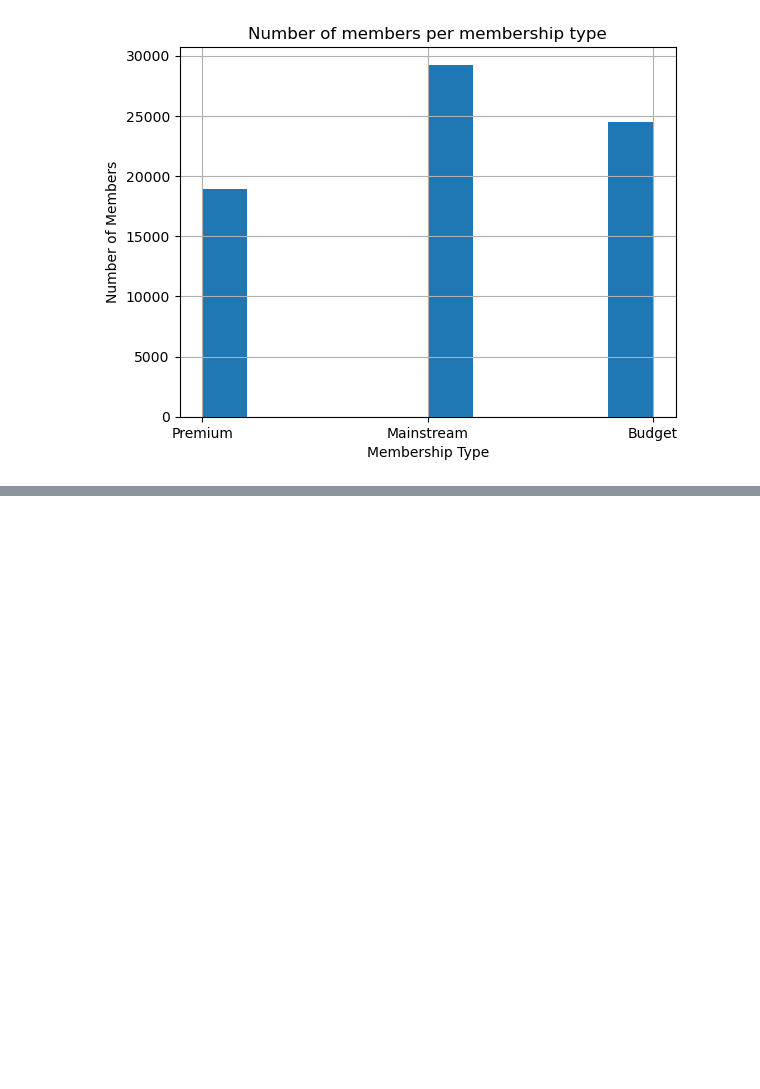
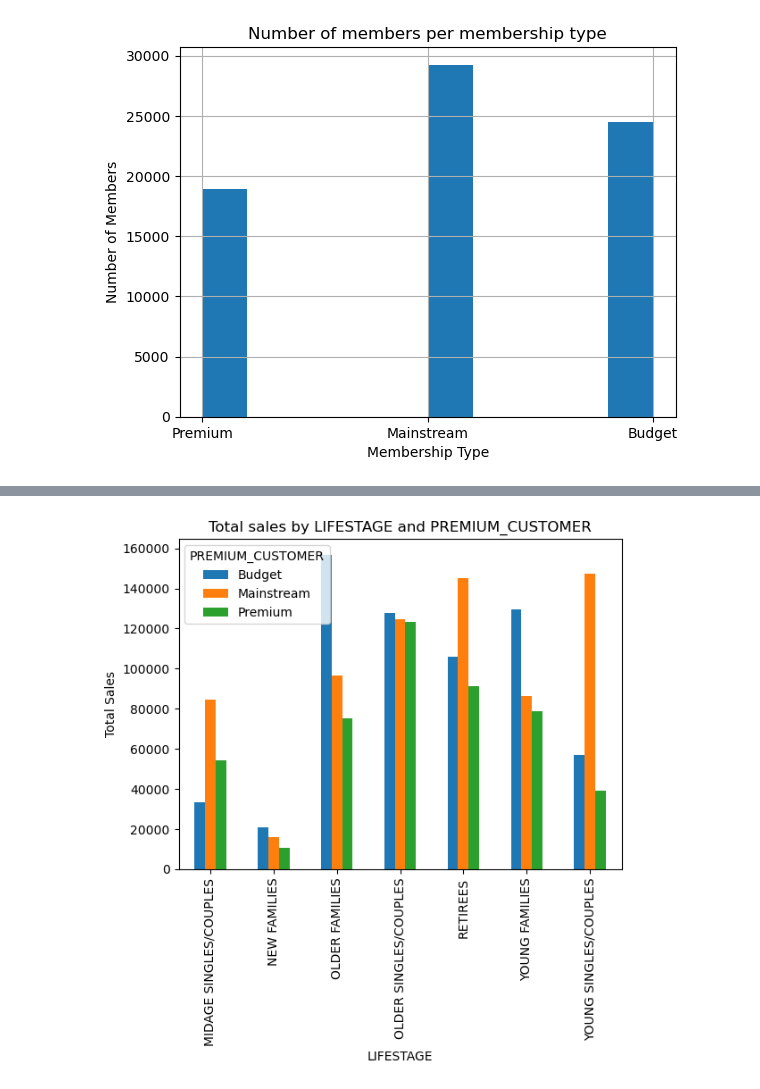
Before and after one commit to jacques-serfontein/QuantiumVEP, a Jupyter notebook: Task1/Task1.ipynb, the cells around one changed output, grey strips where cells are left out. Saved outputs shown, nothing was run; the diff lists cells and outputs as text; code cells hidden in the pictures; blank space fills up the shorter version.

Commit message:
FEAT: Added data analysis for Task 1

```diff
--- a/Task1/Task1.ipynb
+++ b/Task1/Task1.ipynb
@@ -347,0 +350,3 @@ plt.show()
+# %%
+# Perform a left join merge
+data = pd.merge(transaction_data_df, purchase_behaviour_df, on='LYLTY_CARD_NBR', how='left')
@@ -347,0 +386,10 @@ plt.show()
+# %%
+sales_data = data.groupby(['LIFESTAGE', 'PREMIUM_CUSTOMER'])['TOT_SALES'].sum()
+# %%
+sales_data.unstack().plot(kind='bar')
+plt.title("Total sales by LIFESTAGE and PREMIUM_CUSTOMER")
+plt.xlabel("LIFESTAGE")
+plt.ylabel("Total Sales")
+plt.show()
+# %% [output]
+[figure, added]
```
Also changed, not shown: parts of 28 cells of this notebook, 1 other file.
